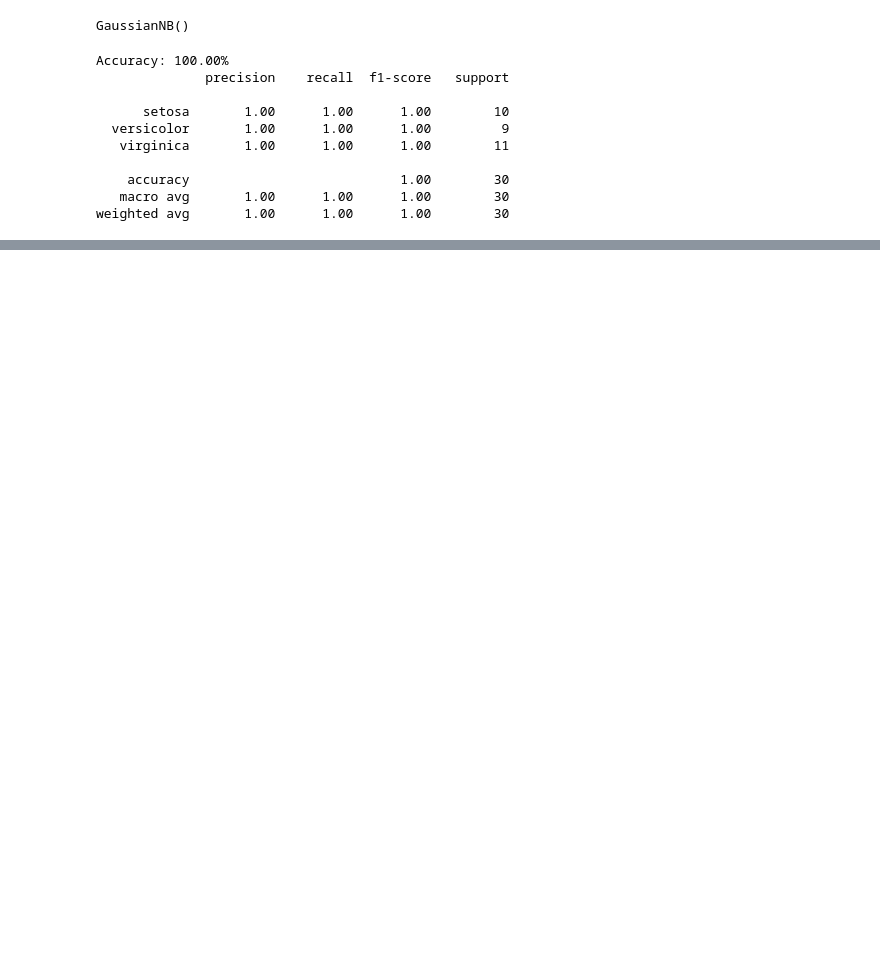
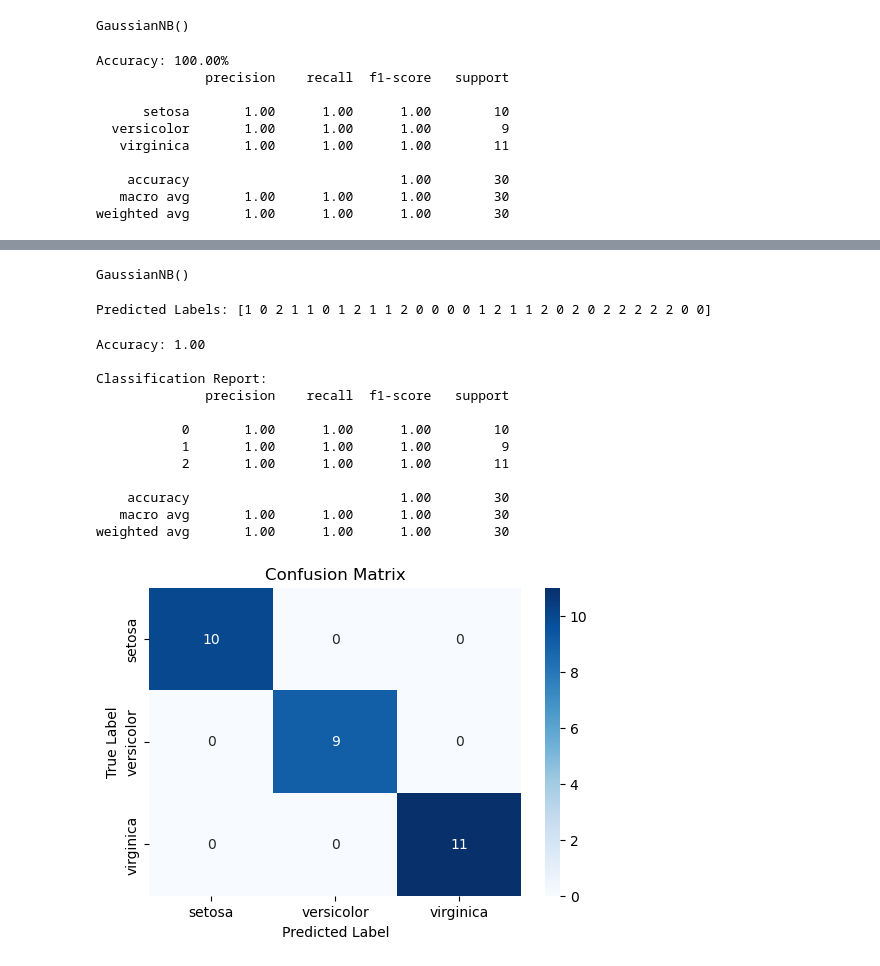
Before and after one commit to navinmalik7/MachineLearning, a Jupyter notebook: NaiveBayesAlgorithm/NaiveBayesAlgorithm.ipynb, the cells around one changed output, grey strips where cells are left out. Cells and saved outputs as stored; diff of their text form; code cells hidden in the pictures; blank space fills up the shorter version.

```diff
--- a/NaiveBayesAlgorithm/NaiveBayesAlgorithm.ipynb
+++ b/NaiveBayesAlgorithm/NaiveBayesAlgorithm.ipynb
@@ -44,0 +82,46 @@ weighted avg       1.00      1.00      1.00        30
+# %%
+# Create Naïve Bayes classifier
+nb_classifier = GaussianNB()
+
+# Train the model
+nb_classifier.fit(X_train, y_train)
+# %% [output]
+GaussianNB()
+# %%
+# Predict on test data
+y_pred = nb_classifier.predict(X_test)
+
+# Print predicted labels
+print("Predicted Labels:", y_pred)
+# %% [output]
+Predicted Labels: [1 0 2 1 1 0 1 2 1 1 2 0 0 0 0 1 2 1 1 2 0 2 0 2 2 2 2 2 0 0]
+# %%
+# Accuracy score
+accuracy = accuracy_score(y_test, y_pred)
+print(f"Accuracy: {accuracy:.2f}")
+
+# Classification report
+print("\nClassification Report:")
+print(classification_report(y_test, y_pred))
+
+# Confusion Matrix
+plt.figure(figsize=(6,4))
+sns.heatmap(confusion_matrix(y_test, y_pred), annot=True, cmap="Blues", fmt="d", xticklabels=iris.target_names, yticklabels=iris.target_names)
+plt.xlabel("Predicted Label")
+plt.ylabel("True Label")
+plt.title("Confusion Matrix")
+plt.show()
+# %% [output]
+Accuracy: 1.00
+
+Classification Report:
+              precision    recall  f1-score   support
+
+           0       1.00      1.00      1.00        10
+           1       1.00      1.00      1.00         9
+           2       1.00      1.00      1.00        11
+
+    accuracy                           1.00        30
+   macro avg       1.00      1.00      1.00        30
+weighted avg       1.00      1.00      1.00        30
+[figure, added]
```
Also changed, not shown: parts of 4 cells of this notebook, 1 other file.
